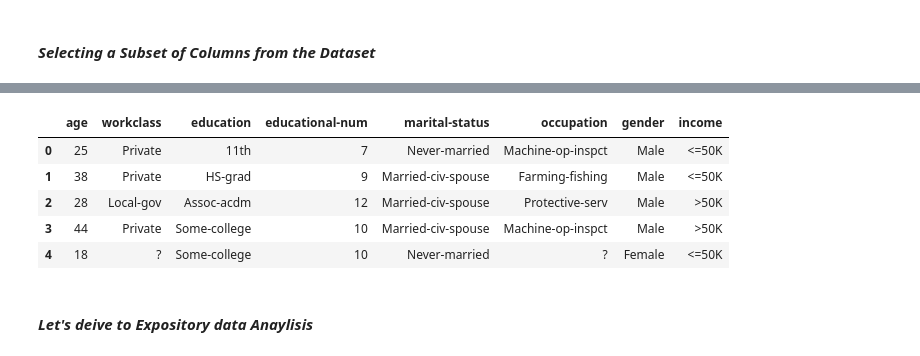
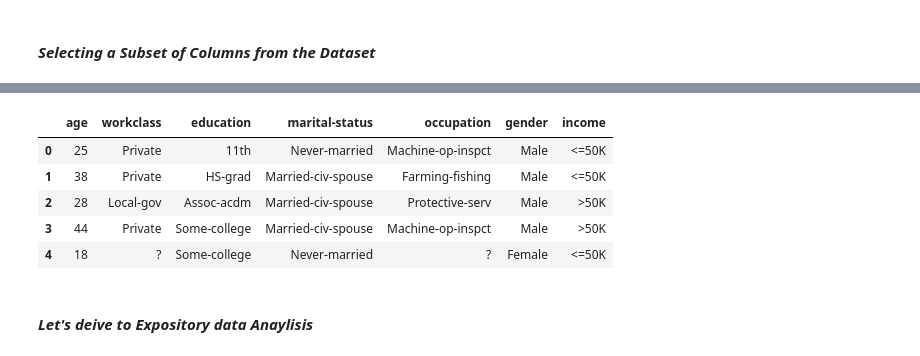
Before and after one commit to SnitTeshome/PRODIGY_DS_01, a Jupyter notebook: Catagorical _Numerical Variables.ipynb, the cells around one changed output, grey strips where cells are left out. Saved outputs shown, nothing was run; the diff lists cells and outputs as text; code cells hidden in the pictures.

```diff
--- a/Catagorical _Numerical Variables.ipynb
+++ b/Catagorical _Numerical Variables.ipynb
@@ -103,16 +115,16 @@ Adult.duplicated().sum()
 # %%
 # Keep only the relevant columns
-subset_Adults = Adult[['age', 'workclass', 'education', 'educational-num', 'marital-status', 'occupation', 'gender', 'income']]
+subset_Adults = Adult[['age', 'workclass', 'education',  'marital-status', 'occupation', 'gender', 'income']]
 
 # Display the first few rows of the reduced dataset to check
 subset_Adults.head()
 # %% [output]
-|  | age | workclass | education | educational-num | marital-status | occupation | gender | income |
-| 0 | 25 | Private | 11th | 7 | Never-married | Machine-op-inspct | Male | <=50K |
-| 1 | 38 | Private | HS-grad | 9 | Married-civ-spouse | Farming-fishing | Male | <=50K |
-| 2 | 28 | Local-gov | Assoc-acdm | 12 | Married-civ-spouse | Protective-serv | Male | >50K |
-| 3 | 44 | Private | Some-college | 10 | Married-civ-spouse | Machine-op-inspct | Male | >50K |
-| 4 | 18 | ? | Some-college | 10 | Never-married | ? | Female | <=50K |
+|  | age | workclass | education | marital-status | occupation | gender | income |
+| 0 | 25 | Private | 11th | Never-married | Machine-op-inspct | Male | <=50K |
+| 1 | 38 | Private | HS-grad | Married-civ-spouse | Farming-fishing | Male | <=50K |
+| 2 | 28 | Local-gov | Assoc-acdm | Married-civ-spouse | Protective-serv | Male | >50K |
+| 3 | 44 | Private | Some-college | Married-civ-spouse | Machine-op-inspct | Male | >50K |
+| 4 | 18 | ? | Some-college | Never-married | ? | Female | <=50K |
 # %% [markdown]
 #### *Let's deive to Expository data Anaylisis*
 # %% [markdown]
```
Also changed, not shown: parts of 6 cells of this notebook.
